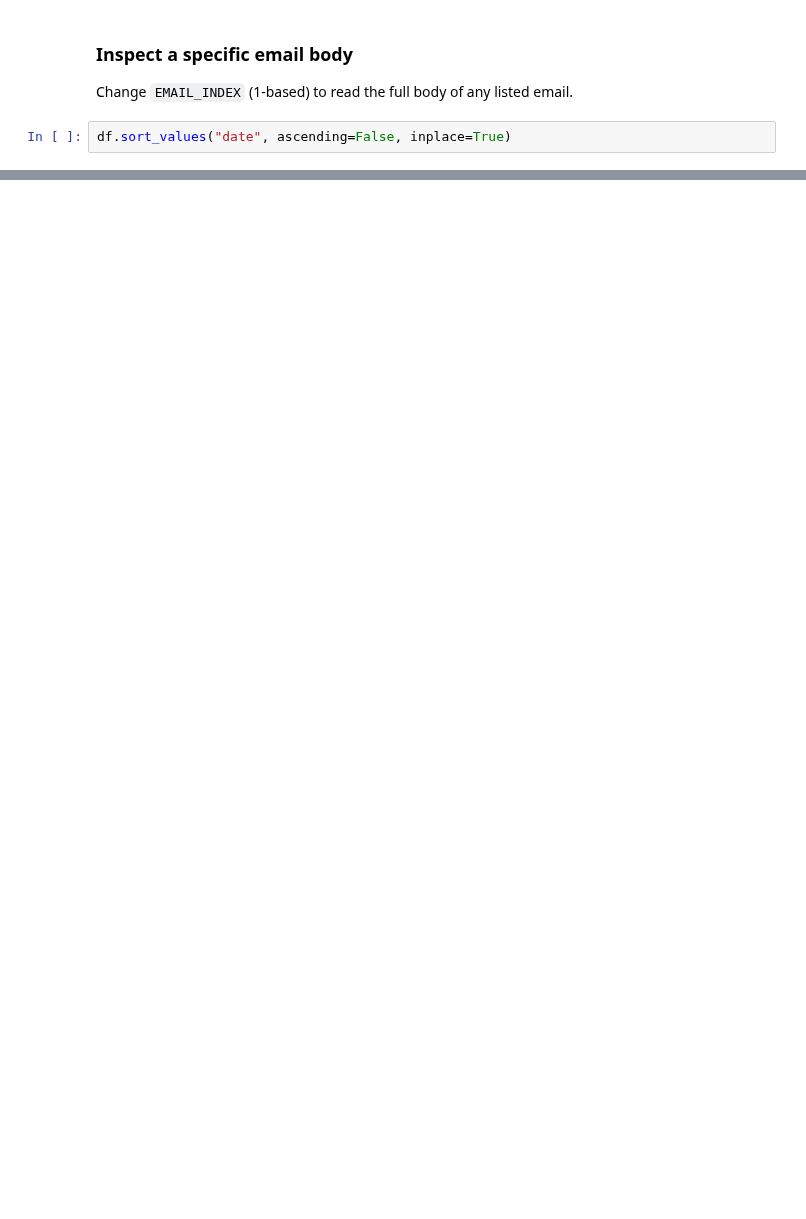
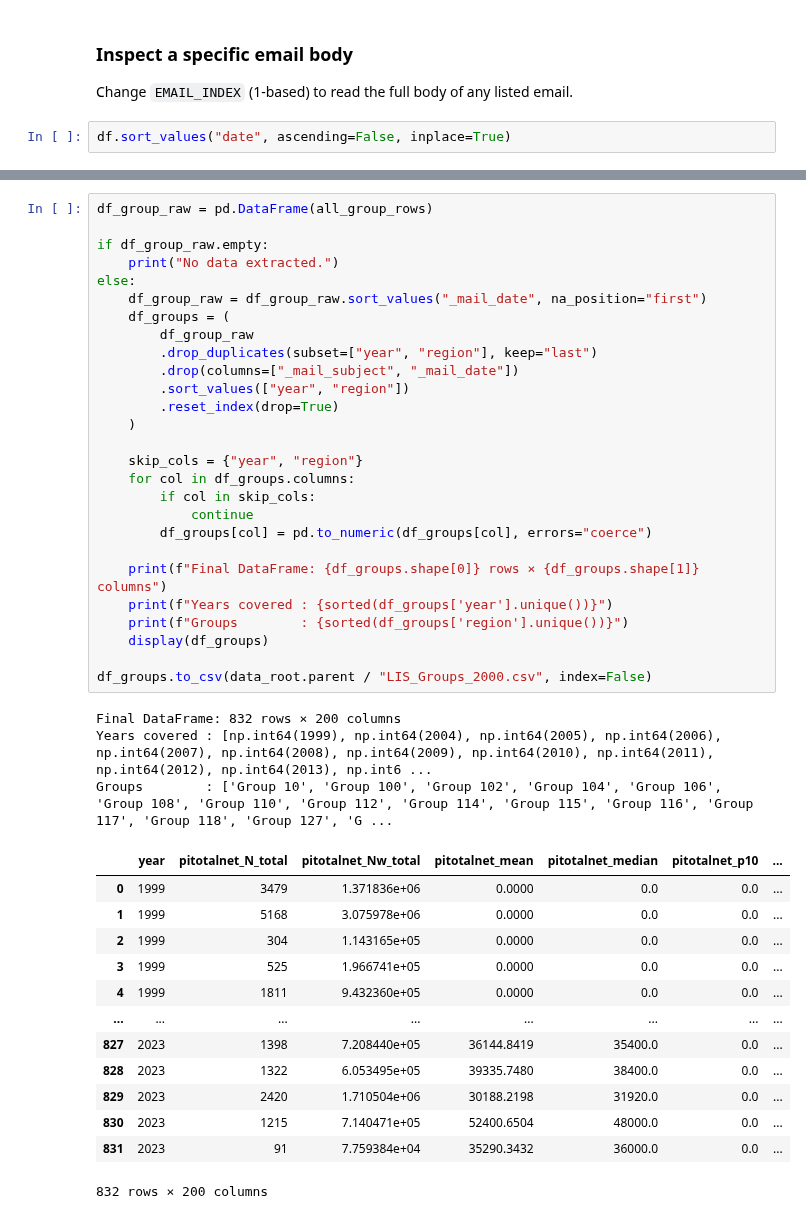
Before and after one commit to jendrkk/LRDWI-Paper, a Jupyter notebook: Code/analysis/LIS01_reader.ipynb, the cells around one changed output, grey strips where cells are left out. Drawn from its saved outputs; the diff is of its cells as text; blank space fills up the shorter version.

```diff
--- a/Code/analysis/LIS01_reader.ipynb
+++ b/Code/analysis/LIS01_reader.ipynb
@@ -243,0 +544,44 @@ Please consult our web site for more information at WWW.LISDATACENTER.O
+# %%
+df_group_raw = pd.DataFrame(all_group_rows)
+
+if df_group_raw.empty:
+    print("No data extracted.")
+else:
+    df_group_raw = df_group_raw.sort_values("_mail_date", na_position="first")
+    df_groups = (
+        df_group_raw
+        .drop_duplicates(subset=["year", "region"], keep="last")
+        .drop(columns=["_mail_subject", "_mail_date"])
+        .sort_values(["year", "region"])
+        .reset_index(drop=True)
+    )
+
+    skip_cols = {"year", "region"}
+    for col in df_groups.columns:
+        if col in skip_cols:
+            continue
+        df_groups[col] = pd.to_numeric(df_groups[col], errors="coerce")
+
+    print(f"Final DataFrame: {df_groups.shape[0]} rows × {df_groups.shape[1]} columns")
+    print(f"Years covered : {sorted(df_groups['year'].unique())}")
+    print(f"Groups        : {sorted(df_groups['region'].unique())}")
+    display(df_groups)
+
+df_groups.to_csv(data_root.parent / "LIS_Groups_2000.csv", index=False)
+# %% [output]
+Final DataFrame: 832 rows × 200 columns
+Years covered : [np.int64(1999), np.int64(2004), np.int64(2005), np.int64(2006), np.int64(2007), np.int64(2008), np.int64(2009), np.int64(2010), np.int64(2011), np.int64(2012), np.int64(2013), np.int6 ...
+Groups        : ['Group 10', 'Group 100', 'Group 102', 'Group 104', 'Group 106', 'Group 108', 'Group 110', 'Group 112', 'Group 114', 'Group 115', 'Group 116', 'Group 117', 'Group 118', 'Group 127', 'G ...
+|  | year | pitotalnet_N_total | pitotalnet_Nw_total | pitotalnet_mean | pitotalnet_median | pitotalnet_p10 | ... |
+| 0 | 1999 | 3479 | 1.371836e+06 | 0.0000 | 0.0 | 0.0 | ... |
+| 1 | 1999 | 5168 | 3.075978e+06 | 0.0000 | 0.0 | 0.0 | ... |
+| 2 | 1999 | 304 | 1.143165e+05 | 0.0000 | 0.0 | 0.0 | ... |
+| 3 | 1999 | 525 | 1.966741e+05 | 0.0000 | 0.0 | 0.0 | ... |
+| 4 | 1999 | 1811 | 9.432360e+05 | 0.0000 | 0.0 | 0.0 | ... |
+| ... | ... | ... | ... | ... | ... | ... | ... |
+| 827 | 2023 | 1398 | 7.208440e+05 | 36144.8419 | 35400.0 | 0.0 | ... |
+| 828 | 2023 | 1322 | 6.053495e+05 | 39335.7480 | 38400.0 | 0.0 | ... |
+| 829 | 2023 | 2420 | 1.710504e+06 | 30188.2198 | 31920.0 | 0.0 | ... |
+| 830 | 2023 | 1215 | 7.140471e+05 | 52400.6504 | 48000.0 | 0.0 | ... |
+| 831 | 2023 | 91 | 7.759384e+04 | 35290.3432 | 36000.0 | 0.0 | ... |
+832 rows × 200 columns
```
Also changed, not shown: parts of 8 cells of this notebook, 6 other files.
